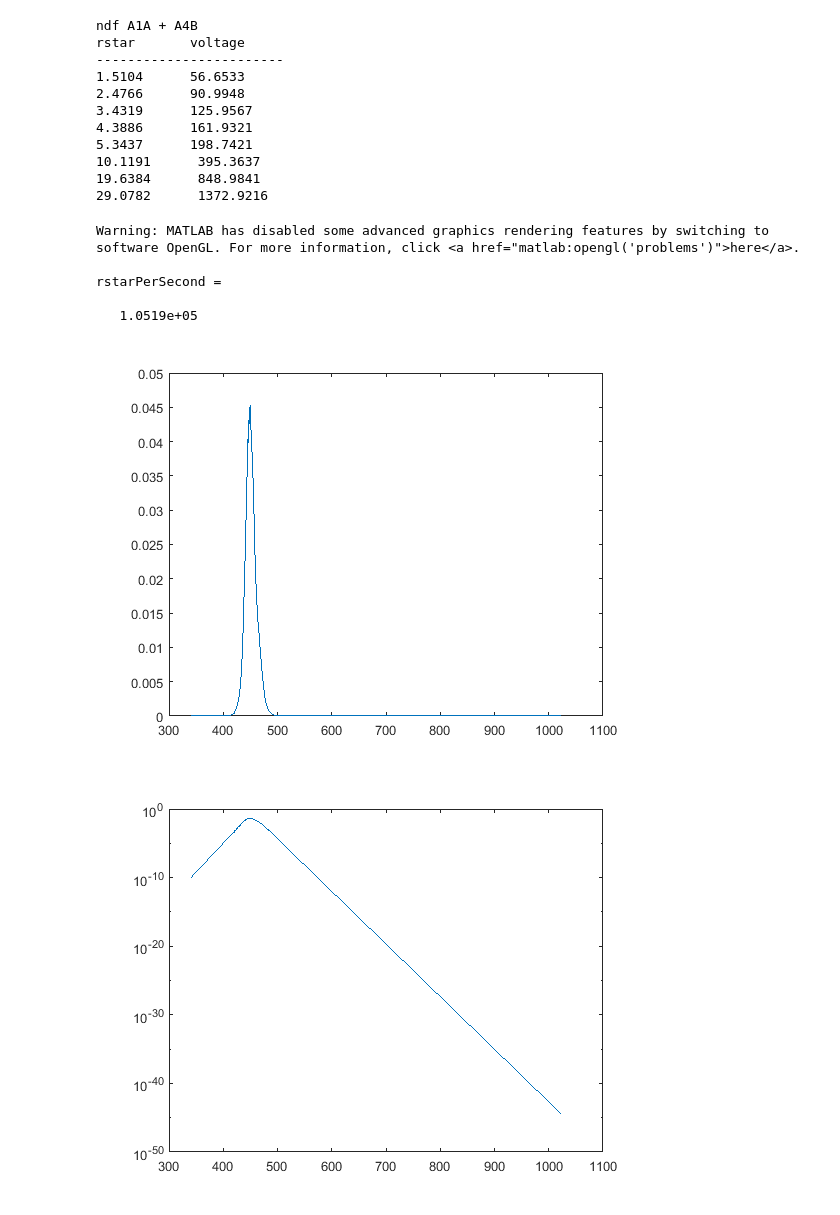
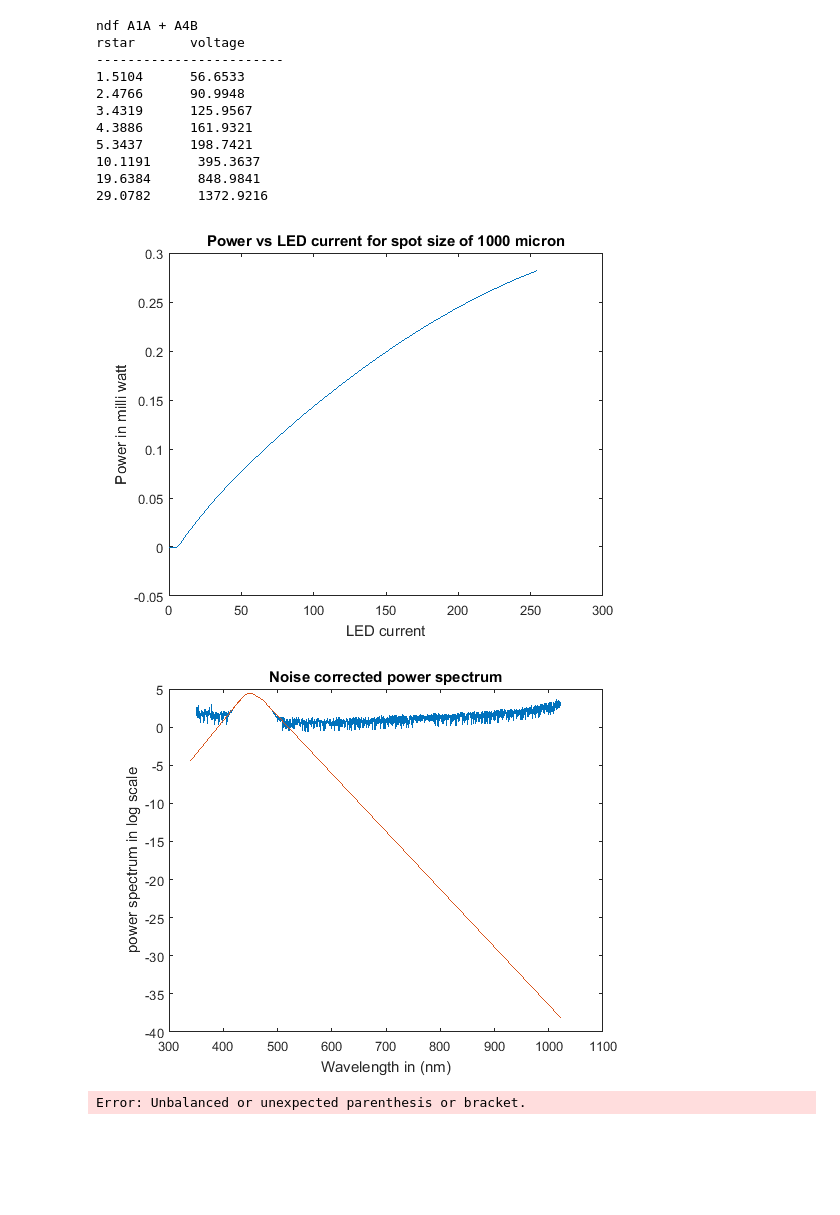
Before and after one commit to ala-laurila-lab/calibration-module, a Jupyter notebook: sandbox.ipynb, the cells around one changed output. Drawn from its saved outputs; the diff is of its cells as text; code cells hidden in the pictures; blank space fills up the shorter version.

```diff
--- a/sandbox.ipynb
+++ b/sandbox.ipynb
@@ -83,30 +85,45 @@ rstar       voltage
 19.6384      848.9841
 29.0782      1372.9216
 # %%
-clear service;
-
-%% simple calculation for projector
-
 close all;
-
+clc;
 import ala_laurila_lab.*;
 
 LAMDA_MAX = 497;                        % Toda et al. 1999
 ROD_PHOTORECEPTOR_AREA = 0.5 * 1e-12;   % um^2, collective area of rod (Murphy & Rieke (2011))
 
-spectrum = ala_laurila_lab.util.loadSpectralFile('src\test\resources\spectrum_aalto_rig', 'projector');
-semilogy(spectrum.wavelength, spectrum.getNormalizedPowerSpectrum());
+spectrum = ala_laurila_lab.util.loadSpectralFile('src/test/resources/spectrum_aalto_rig', 'projector');
 figure;
-plot(spectrum.wavelength, spectrum.getNormalizedPowerSpectrum())
-powerPerUnitArea = 0.15; % in watts for 1000 micron and led current of 100 and no ndf
-powerSpectrumPerArea = spectrum.getNormalizedPowerSpectrum() * powerPerUnitArea;
 
-rstarPerSecond = util.photonToIsomerisation(powerSpectrumPerArea, spectrum.wavelength, LAMDA_MAX, ROD_PHOTORECEPTOR_AREA)
+[p ,graph] = spectrum.getPowerSpectrum(25, 500, 'um');
+a = axes(); graph(a)
+
+
+linearity = loadjson('src\test\resources\projector-linearity.json');
+figure;
+plot(linearity.ledCurrents, linearity.powerInMilliWattFor);
+xlabel('LED current');
+ylabel('Power in milli watt');
+title('Power vs LED current for spot size of 1000 micron');
 # %% [output]
-Warning: MATLAB has disabled some advanced graphics rendering features by switching to software OpenGL. For more information, click <a href="matlab:opengl('problems')">here</a>.
-
-rstarPerSecond =
-
-   1.0519e+05
-[figure, old version]
+[figure, new version]
-[figure, old version]
+[figure, new version]
+# %%
+radius = 1000 * 10^-6/2;
+area = pi*(radius)^2; % of 1000 um diamater
+powerPerArea = @(power) power * 10^-3 / area;
+
+
+powerSpectrumPerArea = @(powerPerUnitArea) spectrum.getNormalizedPowerSpectrum() * powerPerUnitArea;
+
+rstarPerSecond = @(powerPerUnitArea) util.photonToIsomerisation(powerSpectrumPerArea(powerPerUnitArea), spectrum.wavelength, LAMDA_MAX, ROD_PHOTORECEPTOR_AREA);
+
+
+fprintf('| Ledurrents | rstarPerSecond | ndf 1 | ndf 3 | ndf 5 |\n');
+fprintf('| --------- | --------- | --------- | --------- | --------- |\n')
+for i = 7 : numel(linearity.ledCurrents)
+     rstar = rstarPerSecond(powerPerArea(linearity.powerInMilliWattFor(i)));  % in milli watts for 1000 micron and no ndf
+     fprintf('| %s \t | %s \t | %s \t | %s \t | %s \t |\n', num2str(linearity.ledCurrents(i)), num2str(round(rstar),2) , num2str(round(rstar* 10^(-1)),2)), num2str(rstar * 10^(-3)), num2str(rstar * 10^(-5)));
+end
+# %% [output]
+Error: Unbalanced or unexpected parenthesis or bracket.
```
Also changed, not shown: parts of 2 cells of this notebook, 1 other file.
